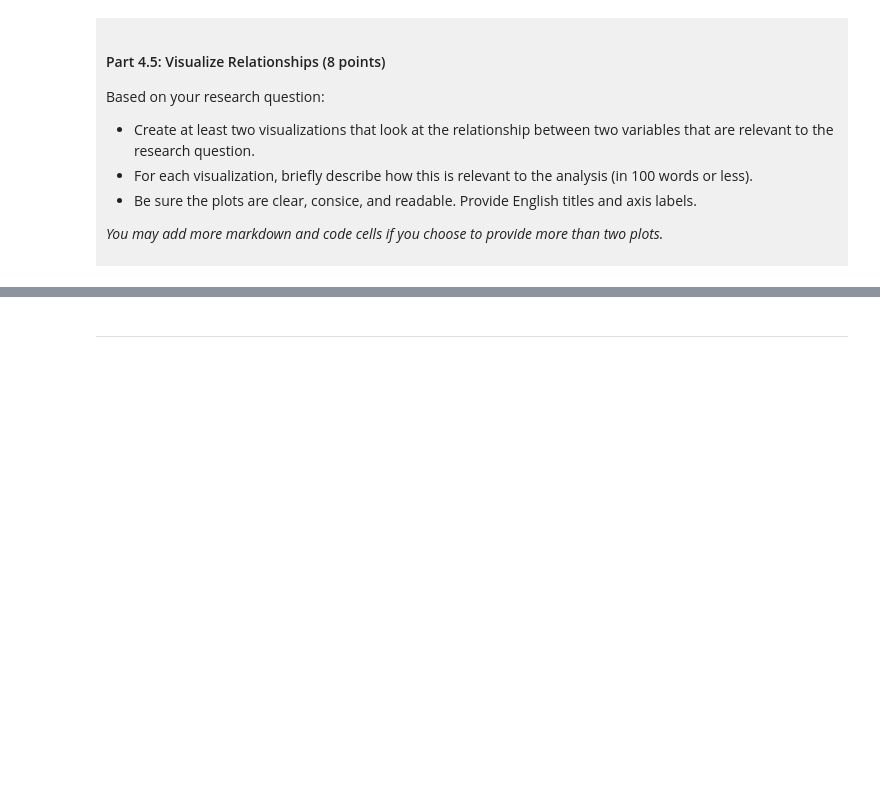
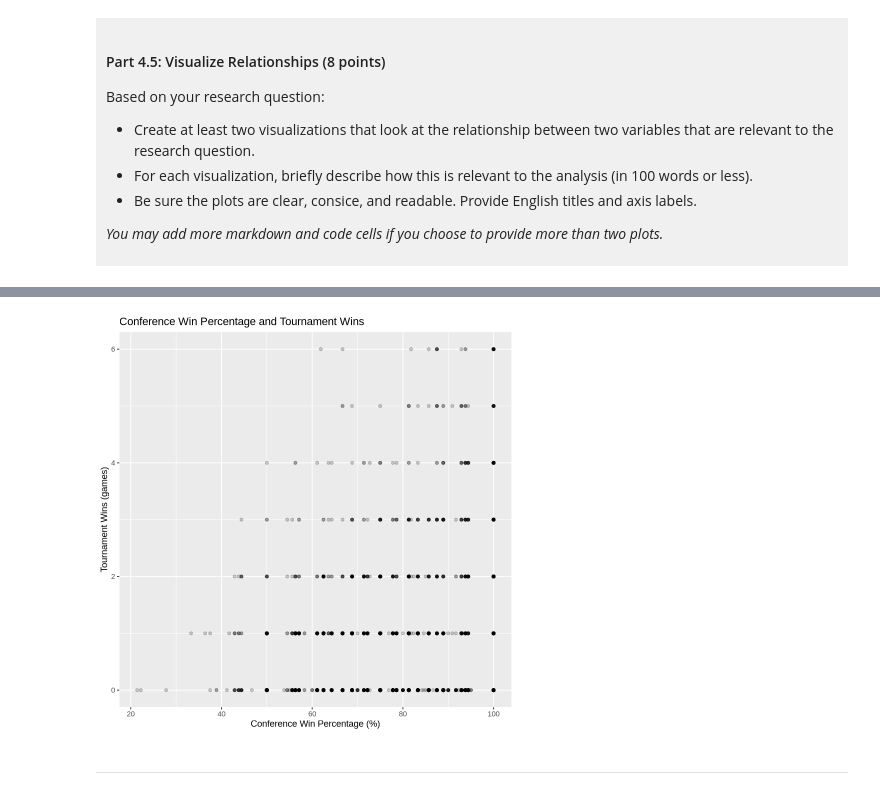
Before and after one commit to yiquanliao125-eng/dsci100---project---Vicky-Liao, a Jupyter notebook: dsci-100-project-notebook.ipynb, the cells around one changed output, grey strips where cells are left out. Saved outputs shown, nothing was run; the diff lists cells and outputs as text; code cells hidden in the pictures; blank space fills up the shorter version.

```diff
--- a/dsci-100-project-notebook.ipynb
+++ b/dsci-100-project-notebook.ipynb
@@ -323,5 +413,16 @@ Visualization 2: %%% EDIT THIS MARKDOWN CELL%%%
 # %%
-### EDIT THIS CODE CELL FOR VISUALIZATION 2###
+# Plot conference win percentage against tournament wins
+conference_wins_plot <- ggplot(
+    tidy_data,
+    aes(x = conf_wins_pct, y = tourney_wins)) +
+    geom_point(alpha = 0.2) +
+    labs(title = "Conference Win Percentage and Tournament Wins",
+         x = "Conference Win Percentage (%)",
+         y = "Tournament Wins (games)")
+
+conference_wins_plot
+# %% [output]
+[figure, added]
 # %% [markdown]
 ------
 # %% [markdown]
```
Also changed, not shown: parts of 9 cells of this notebook.
